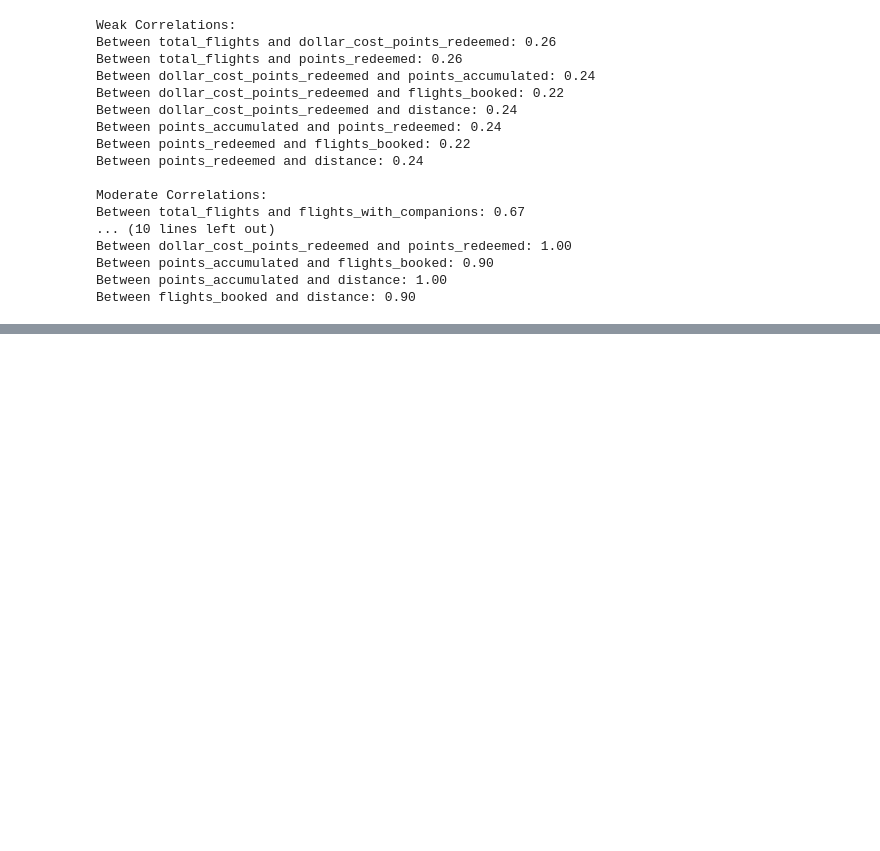
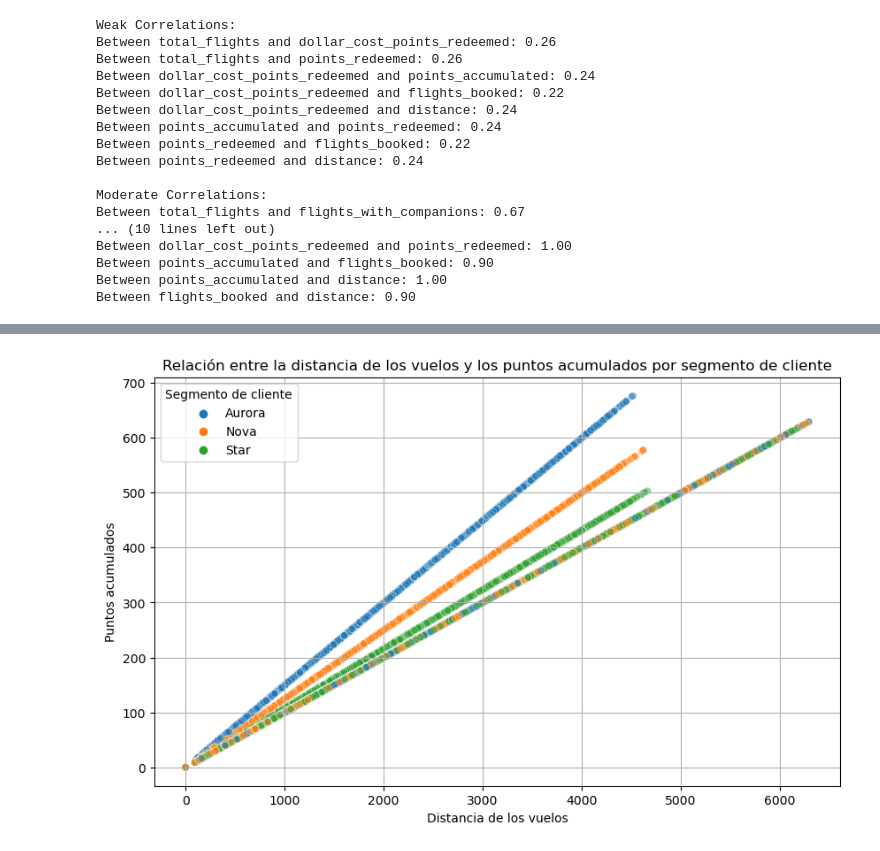
Before and after one commit to Adalab/bda-modulo-3-evaluacion-final-MaPitelli, a Jupyter notebook: jupyters/phase_2.ipynb, the cells around one changed output, grey strips where cells are left out. Cells and saved outputs as stored; diff of their text form; code cells hidden in the pictures; blank space fills up the shorter version.

Commit message:
First 3 graphics concluded and explained, working in the 4th one

```diff
--- a/jupyters/phase_2.ipynb
+++ b/jupyters/phase_2.ipynb
@@ -195,0 +198,12 @@ Como podemos observar hay una correlación máxima entre points_accumulated and
+# %%
+# Hacemos un scatterplot con hue = loyalty_card
+plt.figure(figsize=(10, 6))
+sns.scatterplot(x='distance', y='points_accumulated', hue='loyalty_card', data=df_combined, alpha=0.5)
+plt.title('Relación entre la distancia de los vuelos y los puntos acumulados por segmento de cliente')
+plt.xlabel('Distancia de los vuelos')
+plt.ylabel('Puntos acumulados')
+plt.legend(title='Segmento de cliente')
+plt.grid(True)
+plt.show()
+# %% [output]
+[figure, added]
```
Also changed, not shown: parts of 8 cells of this notebook.
